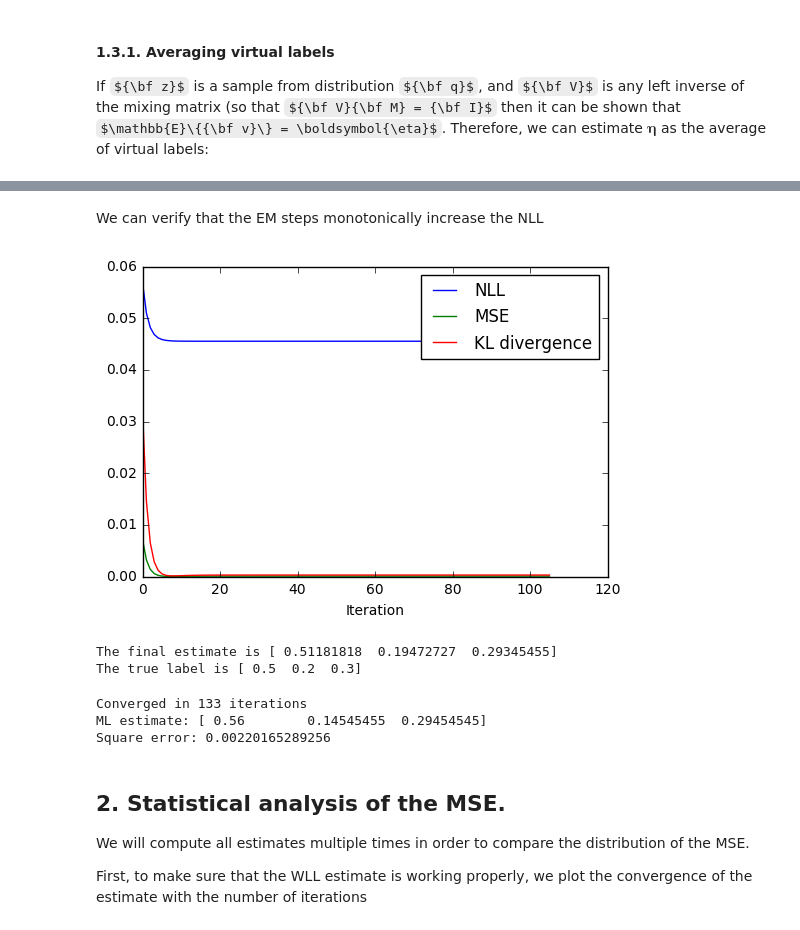
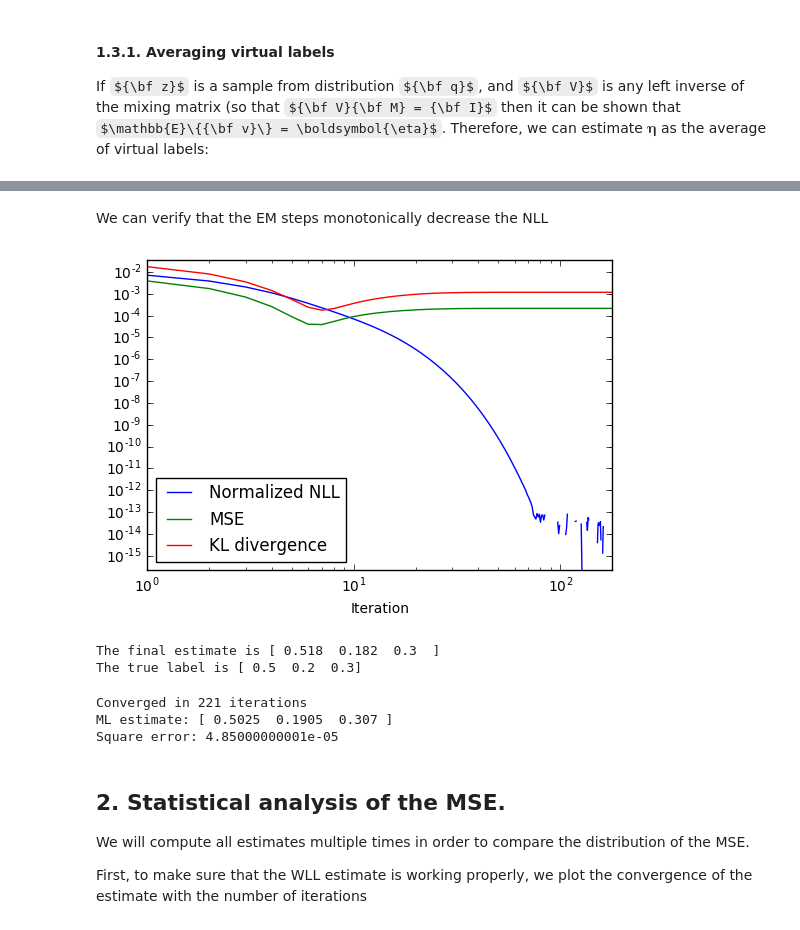
Before and after one commit to Orieus/WeakLabelModel, a Jupyter notebook: learnFromWL.ipynb, the cells around one changed output, grey strips where cells are left out. Drawn from its saved outputs; the diff is of its cells as text; code cells hidden in the pictures; some formulas as TeX source.

```diff
--- a/learnFromWL.ipynb
+++ b/learnFromWL.ipynb
@@ -37,7 +37,7 @@ eta = np.array([0.5, 0.2, 0.3])   # True probability vector
 
 # Mixing matrix
 # M = wlw.computeM(C, beta=0.5, method='quasi_IPL')
-M = wlw.computeM(C, beta=0.3, method='noisy')
+M = wlw.computeM(C, beta=0.4, method='noisy')
 # M = M[np.sum(M, axis=1) > 0]   # This is to remove zero rows, which are not relevant
 
 # Show:
@@ -151,44 +151,52 @@ def computeNLL(iz, M, f):
     """
     Compute the Log-Likelihood function for an estimate f.
     """
-    NLL = - np.mean(np.log(np.dot(M[iz.astype(int)], f)))
+
+    I = np.eye(M.shape[0])
+    z = I[iz.astype(int)]
+    NLL = - np.dot(np.mean(z, axis=0), np.log(np.dot(M, f)))
 
     return NLL
 # %% [markdown]
-We can verify that the EM steps monotonically increase the NLL
+We can verify that the EM steps monotonically decrease the NLL
 # %%
 n_it = 1000
 
 f = None
 NLL = []
 MSE = []
 KL = []
+
+I = np.eye(M.shape[0])
+z = I[iz.astype(int)]
+q = np.mean(z, axis=0)
 
 for i in range(n_it):
 
     f_new = computeML(iz, M, f, max_iter=1)
 
     if f is not None and np.all(f_new == f):
         break
     else:
         f = np.copy(f_new)
 
-    NLL.append(computeNLL(iz, M, f) + np.dot(eta, np.log(eta)))
+    NLL.append(computeNLL(iz, M, f) + np.dot(q, np.log(q)))
     MSE.append(np.mean((f - eta)**2))
     KL.append(- np.dot(eta, np.log(f)) + np.dot(eta, np.log(eta)))
 
 its = range(len(NLL))
-plt.plot(its, NLL, label= "NLL")
-plt.plot(its, MSE, label= "MSE")
-plt.plot(its, KL, label= "KL divergence")
-plt.legend()
+plt.loglog(its, NLL, label= "Normalized NLL")
+plt.loglog(its, MSE, label= "MSE")
+plt.loglog(its, KL, label= "KL divergence")
+plt.legend(loc='best')
+plt.axis('tight')
 plt.xlabel('Iteration')
 plt.show()
 print "The final estimate is {0}".format(f)
 print "The true label is {0}".format(eta)
 # %% [output]
-[figure, old version]
+[figure, new version]
-The final estimate is [ 0.51181818  0.19472727  0.29345455]
+The final estimate is [ 0.518  0.182  0.3  ]
 The true label is [ 0.5  0.2  0.3]
 # %%
 f_ml = computeML(iz, M, max_iter=100000, echo='on')
@@ -197,9 +205,9 @@ print "ML estimate: {0}".format(f_ml)
 e2 = np.mean((f_ml - eta)**2)
 print "Square error: {0}".format(e2)
 # %% [output]
-Converged in 133 iterations
-ML estimate: [ 0.56        0.14545455  0.29454545]
-Square error: 0.00220165289256
+Converged in 221 iterations
+ML estimate: [ 0.5025  0.1905  0.307 ]
+Square error: 4.85000000001e-05
 # %% [markdown]
 ## 2. Statistical analysis of the MSE.
 
```
Also changed, not shown: parts of 16 cells of this notebook.
